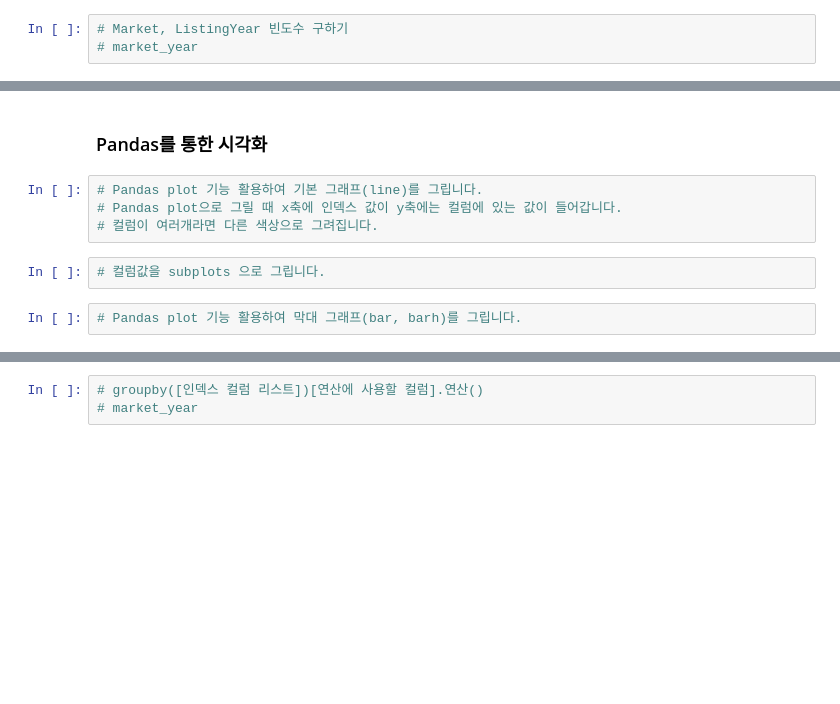
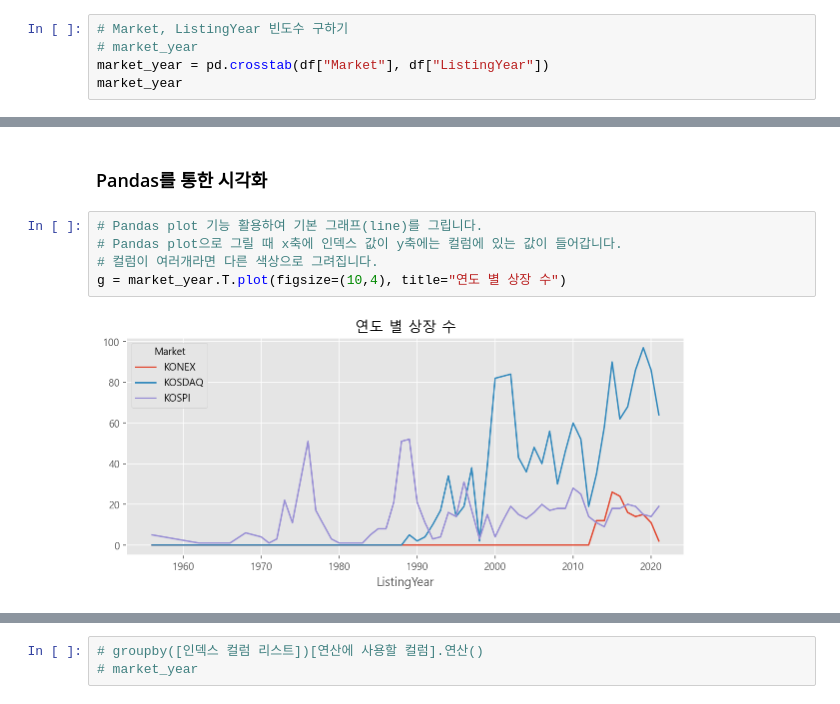
Before and after one commit to Bigdata92/finance-data-analysis-main, a Jupyter notebook: 2.2. KRX 전체 종목분석-input.ipynb, the cells around one changed output, grey strips where cells are left out. Saved outputs shown, nothing was run; the diff lists cells and outputs as text; blank space fills up the shorter version.

```diff
--- a/2.2. KRX 전체 종목분석-input.ipynb
+++ b/2.2. KRX 전체 종목분석-input.ipynb
@@ -746,3 +768,5 @@ Text(0.5, 1.0, '지역별 상장종목 수')
 # %%
 # Market, ListingYear 빈도수 구하기
 # market_year
+market_year = pd.crosstab(df["Market"], df["ListingYear"])
+market_year
@@ -756,8 +791,7 @@ Text(0.5, 1.0, '지역별 상장종목 수')
 # %%
 # Pandas plot 기능 활용하여 기본 그래프(line)를 그립니다.
 # Pandas plot으로 그릴 때 x축에 인덱스 값이 y축에는 컬럼에 있는 값이 들어갑니다.
 # 컬럼이 여러개라면 다른 색상으로 그려집니다.
+g = market_year.T.plot(figsize=(10,4), title="연도 별 상장 수")
+# %% [output]
+[figure, added]
-# %%
-# 컬럼값을 subplots 으로 그립니다.
-# %%
-# Pandas plot 기능 활용하여 막대 그래프(bar, barh)를 그립니다.
```
Also changed, not shown: parts of 9 cells of this notebook.
